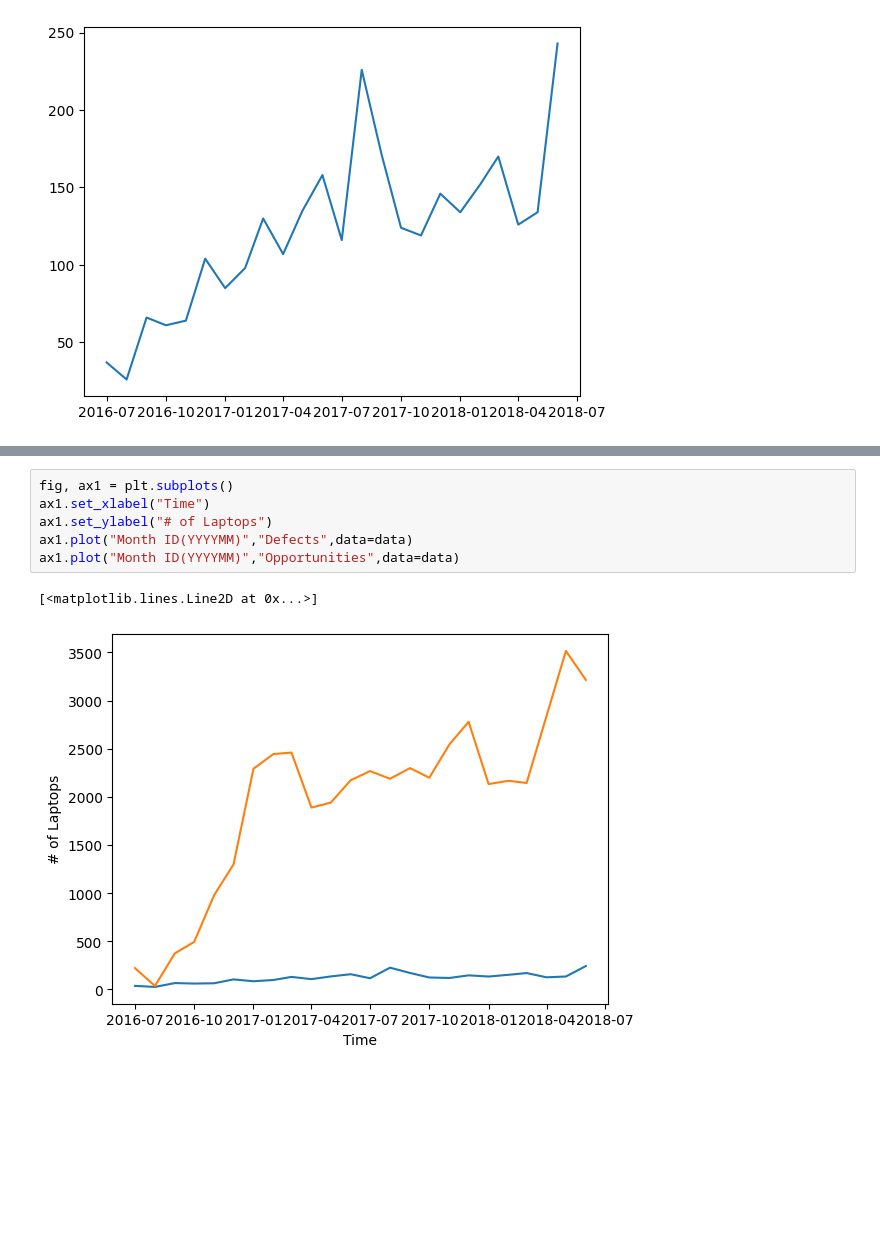
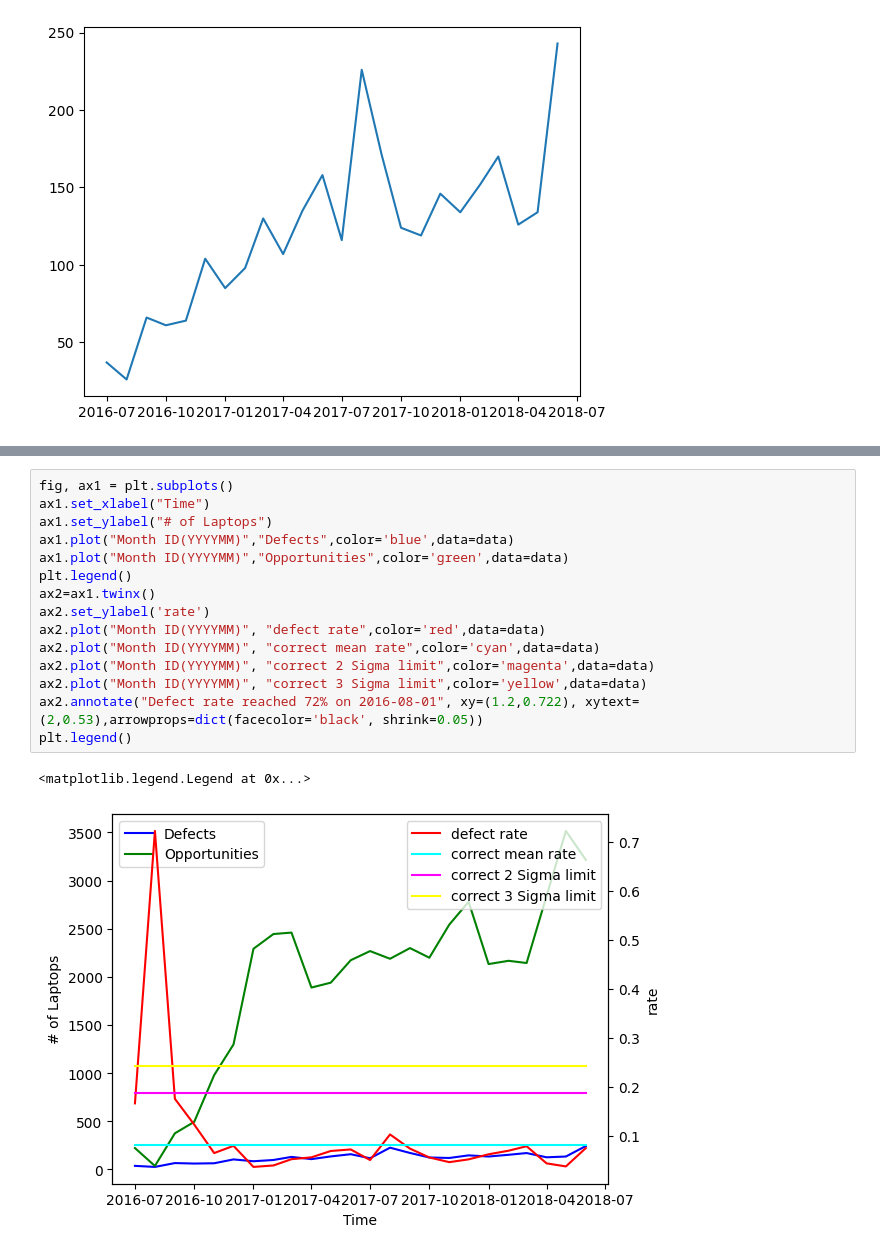
Before and after one commit to theAjforce/ds-mod1-0724-code-solutions, a Jupyter notebook: visualization-project-laptop-defects/visual.ipynb, the cells around one changed output, grey strips where cells are left out. Cells and saved outputs as stored; diff of their text form; blank space fills up the shorter version.

Commit message:
visual incomplete

```diff
--- a/visualization-project-laptop-defects/visual.ipynb
+++ b/visualization-project-laptop-defects/visual.ipynb
@@ -97,9 +101,18 @@ memory usage: 1.4+ KB
-# %%
-fig, ax1 = plt.subplots()
-ax1.set_xlabel("Time")
-ax1.set_ylabel("# of Laptops")
-ax1.plot("Month ID(YYYYMM)","Defects",data=data)
-ax1.plot("Month ID(YYYYMM)","Opportunities",data=data)
-# %% [output]
-[<matplotlib.lines.Line2D at 0x...>]
-[figure, removed]
+# %%
+fig, ax1 = plt.subplots()
+ax1.set_xlabel("Time")
+ax1.set_ylabel("# of Laptops")
+ax1.plot("Month ID(YYYYMM)","Defects",color='blue',data=data)
+ax1.plot("Month ID(YYYYMM)","Opportunities",color='green',data=data)
+plt.legend()
+ax2=ax1.twinx()
+ax2.set_ylabel('rate')
+ax2.plot("Month ID(YYYYMM)", "defect rate",color='red',data=data)
+ax2.plot("Month ID(YYYYMM)", "correct mean rate",color='cyan',data=data)
+ax2.plot("Month ID(YYYYMM)", "correct 2 Sigma limit",color='magenta',data=data)
+ax2.plot("Month ID(YYYYMM)", "correct 3 Sigma limit",color='yellow',data=data)
+ax2.annotate("Defect rate reached 72% on 2016-08-01", xy=(1.2,0.722), xytext=(2,0.53),arrowprops=dict(facecolor='black', shrink=0.05))
+plt.legend()
+# %% [output]
+<matplotlib.legend.Legend at 0x...>
+[figure, added]
```
Also changed, not shown: parts of 2 cells of this notebook.
